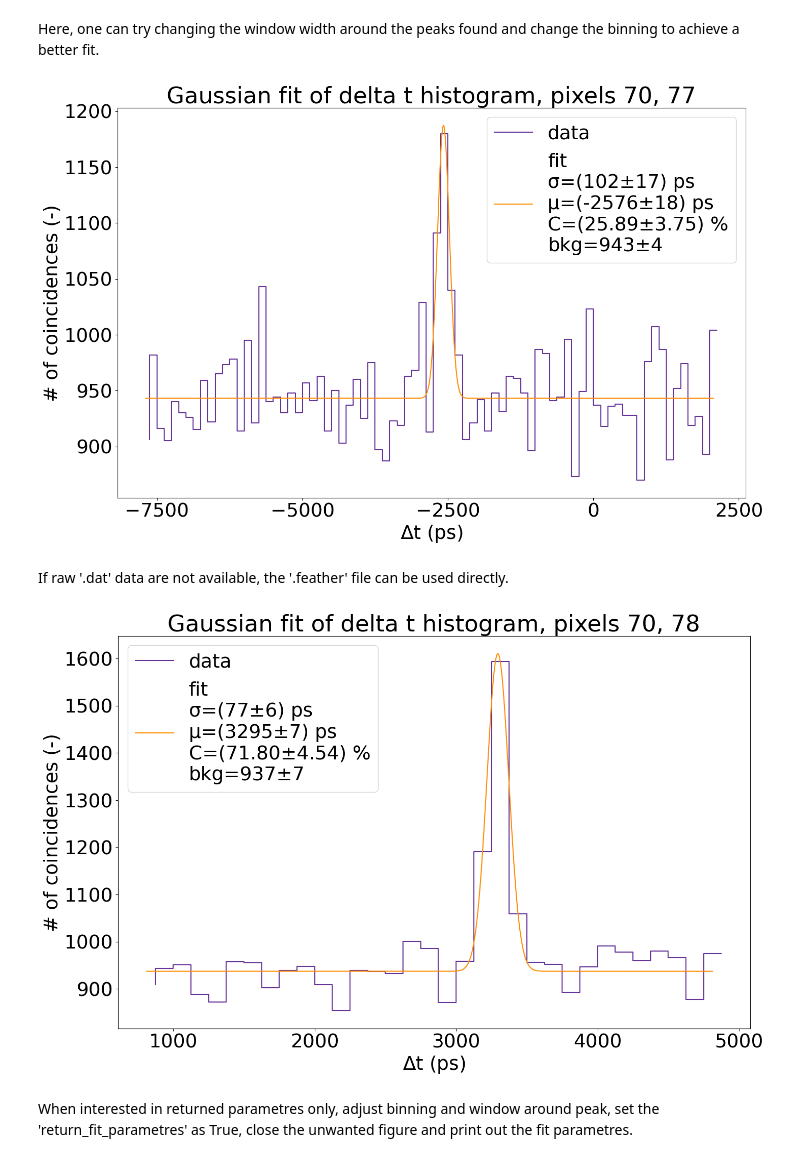
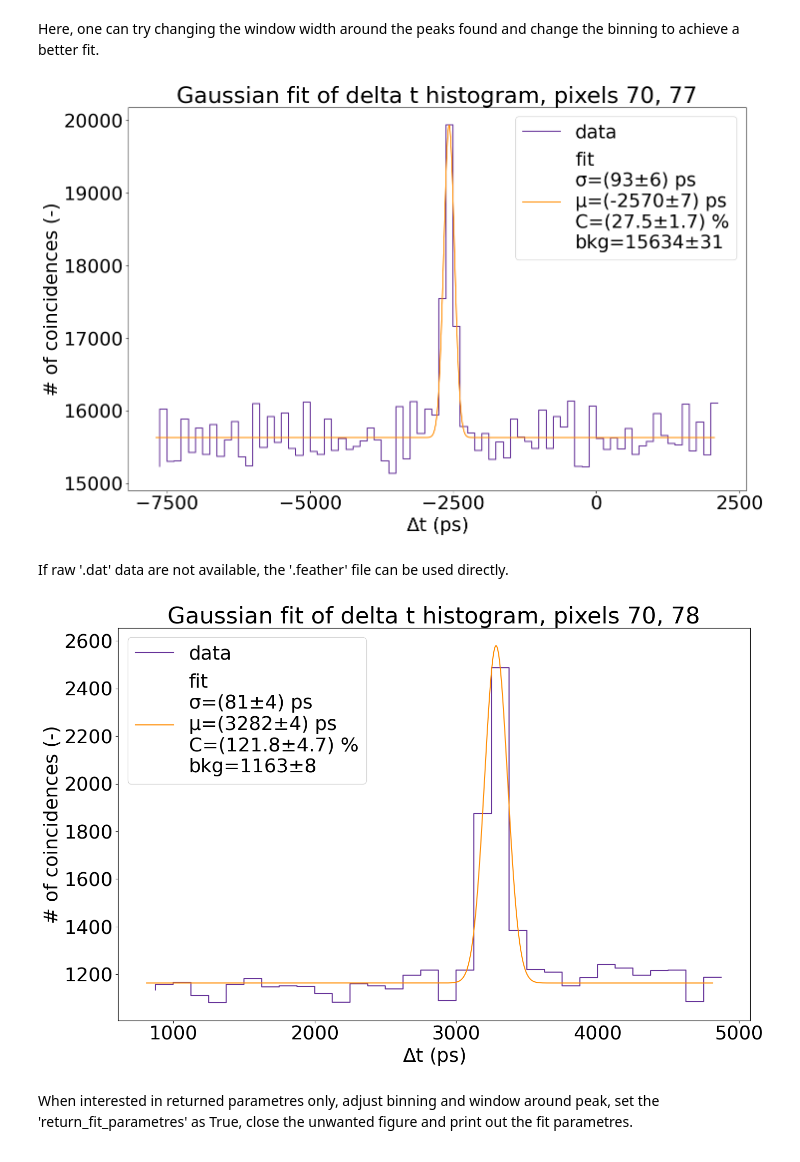
Before and after one commit to rngKomorebi/daplis, a Jupyter notebook: examples/fits_example.ipynb, the cells around one changed output. Cells and saved outputs as stored; diff of their text form; code cells hidden in the pictures.

Commit message:
Bug fixing, 2212s offset calibration, cleaning up, 1v1 delta_t function

```diff
--- a/examples/fits_example.ipynb
+++ b/examples/fits_example.ipynb
@@ -6,12 +6,12 @@ This example shows how to analyze data and plot Gaussian fits for histograms of
 First, import the necessary libraries and define the absolute path to the folder with the data.
 # %%
 # Libraries
-from LinoSPAD2.functions import fits, sensor_plot, delta_t
+from daplis.functions import fits, sensor_plot, delta_t
 import matplotlib.pyplot as plt
 
 
 # Absolute path to the folder with the '.dat' data files.
-path = "/home/lada/Desktop/LinoSPAD2/Data/CT_HBT/70-77"
+path = r"D:\LinoSPAD2\Data\B7d\CT_HBT\70-77"
 # %% [markdown]
 Next, plot the sensor population plot to see where the two beams are. For this, the following parameters can be used: "single_file=True" for a quick plot using only the first '.dat' data file, and "fit_peaks=True" to find the peaks above the threshold (median) multiplied by "threshold_multiplier=14".
 # %%
@@ -86,22 +68,22 @@ fits.fit_with_gaussian(
     multiplier = 7,
 )
 # %% [output]
-[figure, old version]
+[figure, new version]
 # %% [markdown]
 If raw '.dat' data are not available, the '.feather' file can be used directly.
 # %%
 # Relative path to the feather file
-ft_file_77 = r'/home/lada/Desktop/LinoSPAD2/Data/CT_HBT/70-77/delta_ts_data/0000028100-0000028499.feather'
+ft_file_77 = r'D:\LinoSPAD2\Data\B7d\CT_HBT\70-77\delta_ts_data\0000028100-0000032199.feather'
 
 fits.fit_with_gaussian(
     path,
     pixels = [70,78],
     ft_file=ft_file_77,
     multiplier=7,
     pickle_figure=True
     )
 # %% [output]
-[figure, old version]
+[figure, new version]
 # %% [markdown]
 When interested in returned parametres only, adjust binning and window around peak, set the 'return_fit_parametres' as True, close the unwanted figure and print out the fit parametres.
 # %%
```
Also changed, not shown: parts of 6 cells of this notebook, 9 other files.
